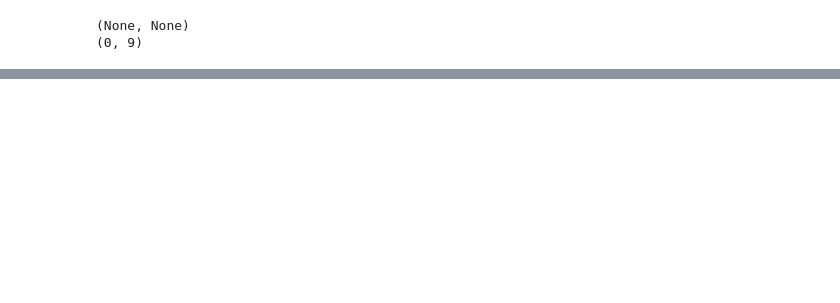
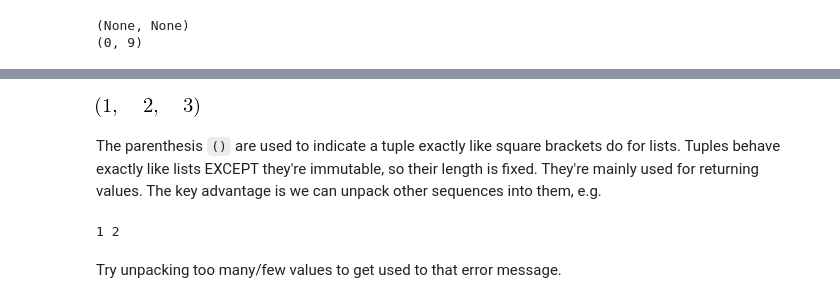
Before and after one commit to toastedcrumpets/CCP5_Python_examples, a Jupyter notebook: 01-Introduction.ipynb, the cells around one changed output, grey strips where cells are left out. Cells and saved outputs as stored; diff of their text form; code cells hidden in the pictures; blank space fills up the shorter version.

```diff
--- a/01-Introduction.ipynb
+++ b/01-Introduction.ipynb
@@ -310,0 +318,13 @@ Quite a lot in that one, but it should mostly be self explanatory
+# %%
+1,2,3
+# %% [output]
+[figure, added]
+# %% [markdown]
+The parenthesis `()` are used to indicate a tuple exactly like square brackets do for lists. Tuples behave exactly like lists EXCEPT they're immutable, so their length is fixed. They're mainly used for returning values. The key advantage is we can unpack other sequences into them, e.g.
+# %%
+a,b = [1,2]
+print(a,b)
+# %% [output]
+1 2
+# %% [markdown]
+Try unpacking too many/few values to get used to that error message.
```
Also changed, not shown: parts of 40 cells of this notebook, 2 other files.
